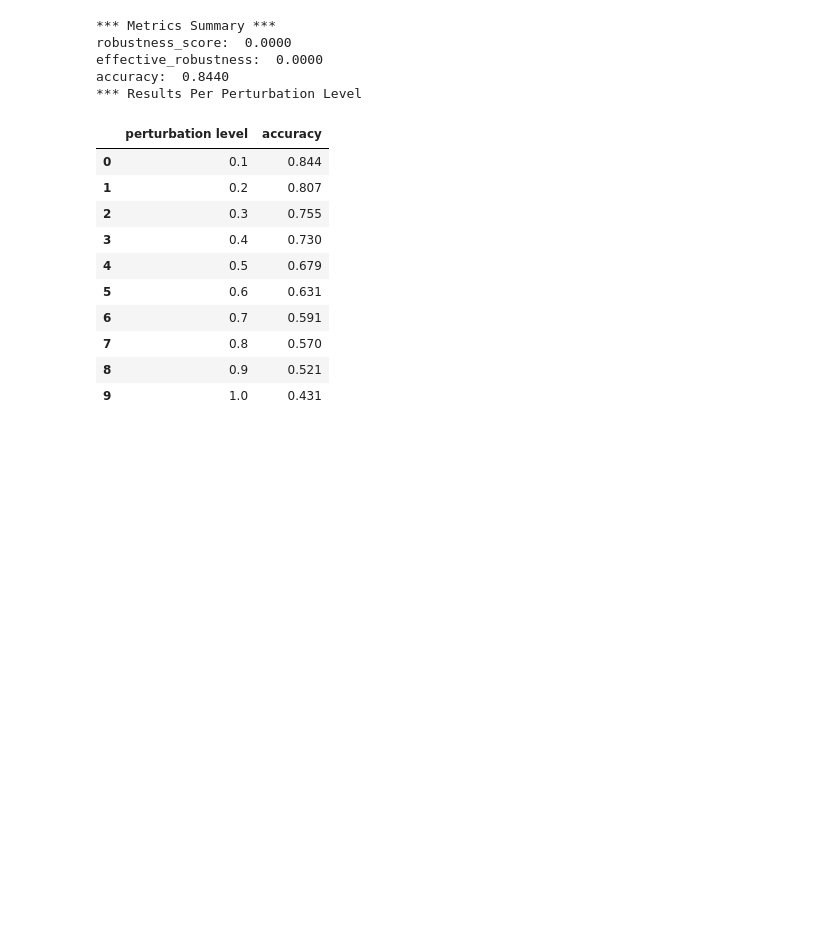
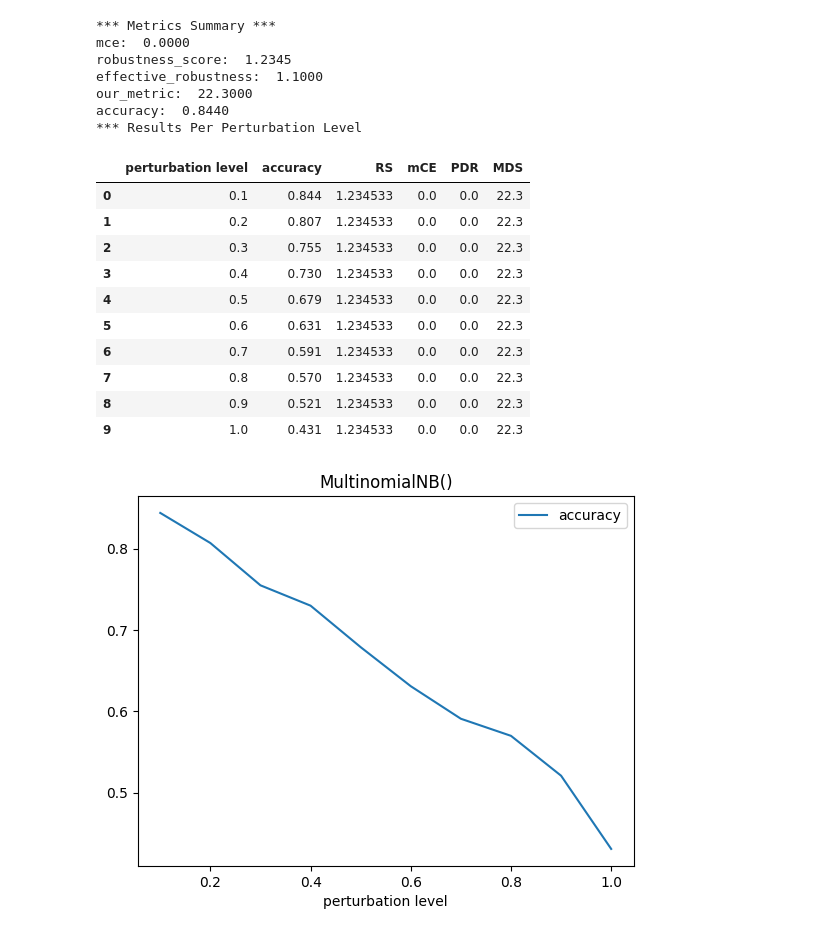
Before and after one commit to wannman/ml-robustness-monitoring-tool, a Jupyter notebook: notebooks/main.ipynb, the cells around one changed output. Drawn from its saved outputs; the diff is of its cells as text; code cells hidden in the pictures; blank space fills up the shorter version.

Commit message:
added simple plots

```diff
--- a/notebooks/main.ipynb
+++ b/notebooks/main.ipynb
@@ -76,45 +77,67 @@ X_sample = X_test[:1000]
 y_sample = y_test[:1000]
 
 # Define perturbation levels to test
 perturbation_levels = [0.1, 0.2, 0.3, 0.4, 0.5, 0.6, 0.7, 0.8, 0.9, 1.0]
 
 # Add required metrics to evaluate
-metrics = ["base_accuracy", "robustness_score", "effective_robustness"]
+metrics = ["base_accuracy", "robustness_score", "effective_robustness", "mce", "pdr", "our_metric"]
 
 # Use filepath when using pertrubed data from files for faster testing
 file_path = Path("perturbed_data/charswap")
 
+# Add model to evaluate (also used for plotting)
+model = nb_trained_model
+
 results, metrics_summary = evaluate_robustness(
-    nb_trained_model,
+    model,
     vectorizer,
     X_sample,
     y_sample,
     perturbation_levels,
     metrics,
     file_path
 )
 
 print("*** Metrics Summary ***")
 for metric, value in metrics_summary.items():
     print(f"{metric}: {value: .4f}")
 
 results_df = pd.DataFrame(results)
 print("*** Results Per Perturbation Level")
 display(results_df)
+
+
+
+# testing plotting
+# todo:
+# plot all models on same
+# for each perturbation type
+# for each model, show metrics responding to pert more?
+results_df.plot(x="perturbation level", y="accuracy", kind="line")
+plt.title(str(model))
+plt.show()
+
+
+# plotting all metrics
+results_df.plot(x="accuracy", y=["RS", "mCE", "PDR", "MDS"], kind="line")
+plt.show()
 # %% [output]
 *** Metrics Summary ***
-robustness_score:  0.0000
-effective_robustness:  0.0000
+mce:  0.0000
+robustness_score:  1.2345
+effective_robustness:  1.1000
+our_metric:  22.3000
 accuracy:  0.8440
 *** Results Per Perturbation Level
-|  | perturbation level | accuracy |
-| 0 | 0.1 | 0.844 |
-| 1 | 0.2 | 0.807 |
-| 2 | 0.3 | 0.755 |
-| 3 | 0.4 | 0.730 |
-| 4 | 0.5 | 0.679 |
-| 5 | 0.6 | 0.631 |
-| 6 | 0.7 | 0.591 |
-| 7 | 0.8 | 0.570 |
-| 8 | 0.9 | 0.521 |
-| 9 | 1.0 | 0.431 |
+|  | perturbation level | accuracy | RS | mCE | PDR | MDS |
+| 0 | 0.1 | 0.844 | 1.234533 | 0.0 | 0.0 | 22.3 |
+| 1 | 0.2 | 0.807 | 1.234533 | 0.0 | 0.0 | 22.3 |
+| 2 | 0.3 | 0.755 | 1.234533 | 0.0 | 0.0 | 22.3 |
+| 3 | 0.4 | 0.730 | 1.234533 | 0.0 | 0.0 | 22.3 |
+| 4 | 0.5 | 0.679 | 1.234533 | 0.0 | 0.0 | 22.3 |
+| 5 | 0.6 | 0.631 | 1.234533 | 0.0 | 0.0 | 22.3 |
+| 6 | 0.7 | 0.591 | 1.234533 | 0.0 | 0.0 | 22.3 |
+| 7 | 0.8 | 0.570 | 1.234533 | 0.0 | 0.0 | 22.3 |
+| 8 | 0.9 | 0.521 | 1.234533 | 0.0 | 0.0 | 22.3 |
+| 9 | 1.0 | 0.431 | 1.234533 | 0.0 | 0.0 | 22.3 |
+[figure, added]
```
Also changed, not shown: parts of 2 cells of this notebook, 1 other file.
